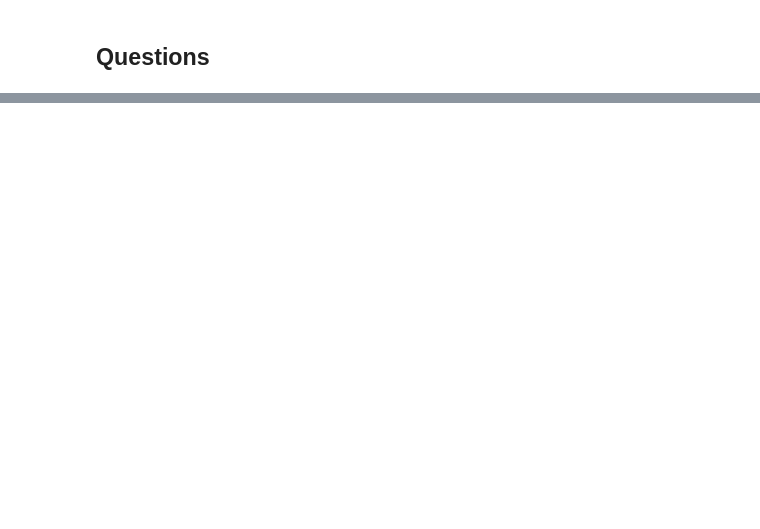
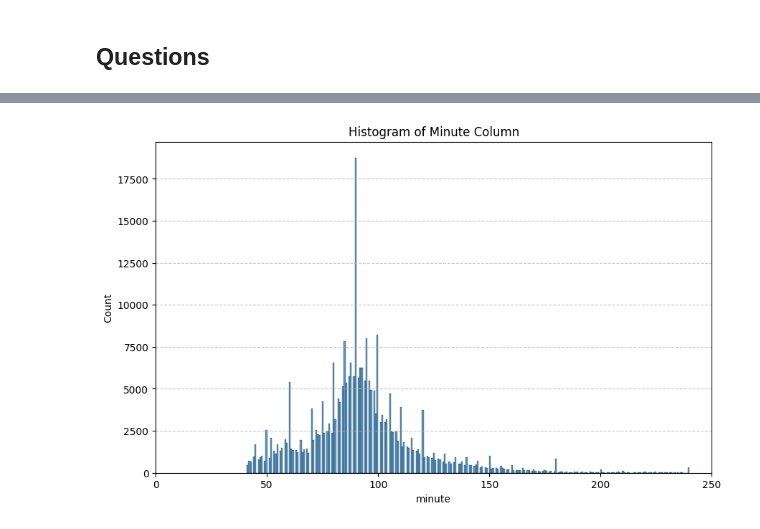
Before and after one commit to aybik/movie_picker, a Jupyter notebook: notebooks/Aybike_notebook.ipynb, the cells around one changed output, grey strips where cells are left out. Cells and saved outputs as stored; diff of their text form; code cells hidden in the pictures; blank space fills up the shorter version.

```diff
--- a/notebooks/Aybike_notebook.ipynb
+++ b/notebooks/Aybike_notebook.ipynb
@@ -224,0 +335,12 @@ A_B_data_2
+# %%
+import seaborn as sns
+import matplotlib.pyplot as plt
+
+plt.figure(figsize=(10, 6))
+sns.histplot(data_new['minute'], kde=False)
+plt.title('Histogram of Minute Column')
+plt.xlim(0, 250)
+plt.grid(axis='y', linestyle='--', alpha=0.7)
+plt.show()
+# %% [output]
+[figure, added]
```
Also changed, not shown: parts of 41 cells of this notebook.
